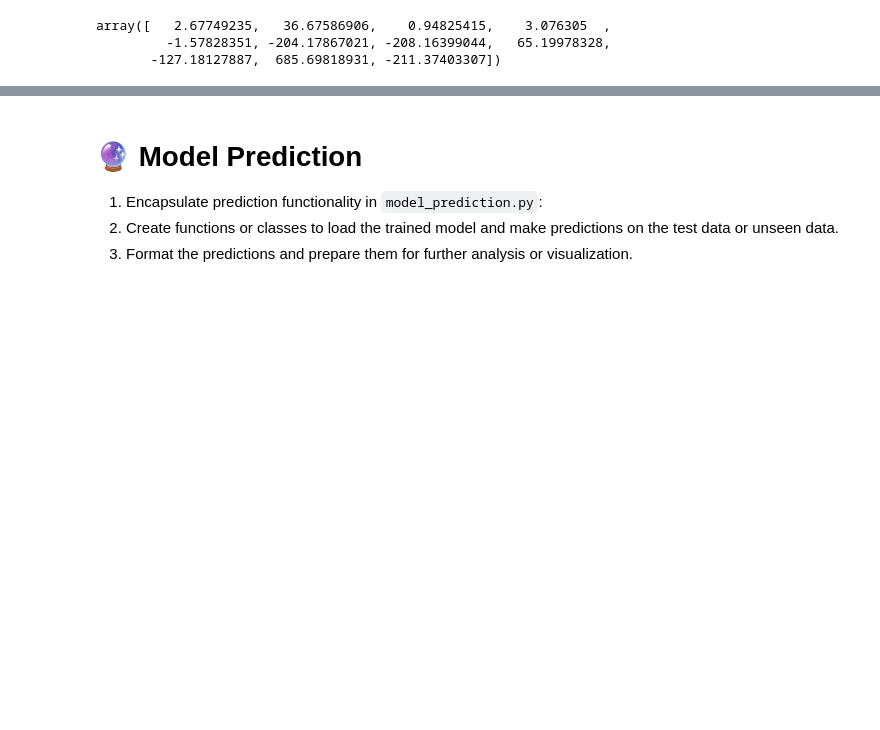
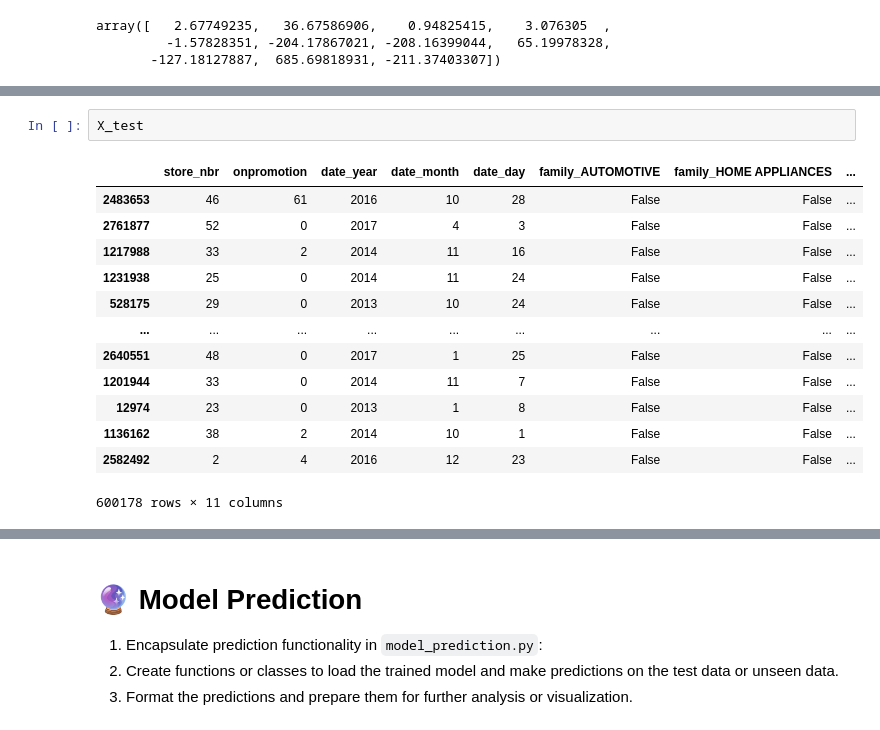
Before and after one commit to rbrox/IBM-dataSci, a Jupyter notebook: ProfitProMax/sales_forecasting.ipynb, the cells around one changed output, grey strips where cells are left out. Cells and saved outputs as stored; diff of their text form; blank space fills up the shorter version.

```diff
--- a/ProfitProMax/sales_forecasting.ipynb
+++ b/ProfitProMax/sales_forecasting.ipynb
@@ -304,0 +308,16 @@ linear_model.intercept_
+# %%
+X_test
+# %% [output]
+|  | store_nbr | onpromotion | date_year | date_month | date_day | family_AUTOMOTIVE | family_HOME APPLIANCES | ... |
+| 2483653 | 46 | 61 | 2016 | 10 | 28 | False | False | ... |
+| 2761877 | 52 | 0 | 2017 | 4 | 3 | False | False | ... |
+| 1217988 | 33 | 2 | 2014 | 11 | 16 | False | False | ... |
+| 1231938 | 25 | 0 | 2014 | 11 | 24 | False | False | ... |
+| 528175 | 29 | 0 | 2013 | 10 | 24 | False | False | ... |
+| ... | ... | ... | ... | ... | ... | ... | ... | ... |
+| 2640551 | 48 | 0 | 2017 | 1 | 25 | False | False | ... |
+| 1201944 | 33 | 0 | 2014 | 11 | 7 | False | False | ... |
+| 12974 | 23 | 0 | 2013 | 1 | 8 | False | False | ... |
+| 1136162 | 38 | 2 | 2014 | 10 | 1 | False | False | ... |
+| 2582492 | 2 | 4 | 2016 | 12 | 23 | False | False | ... |
+600178 rows × 11 columns
```
Also changed, not shown: parts of 5 cells of this notebook, 28 other files.
